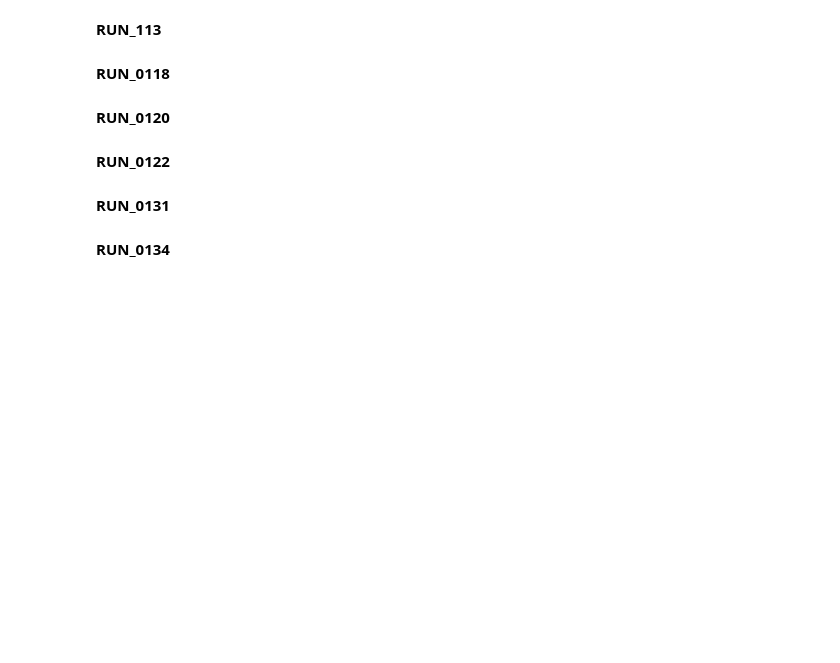
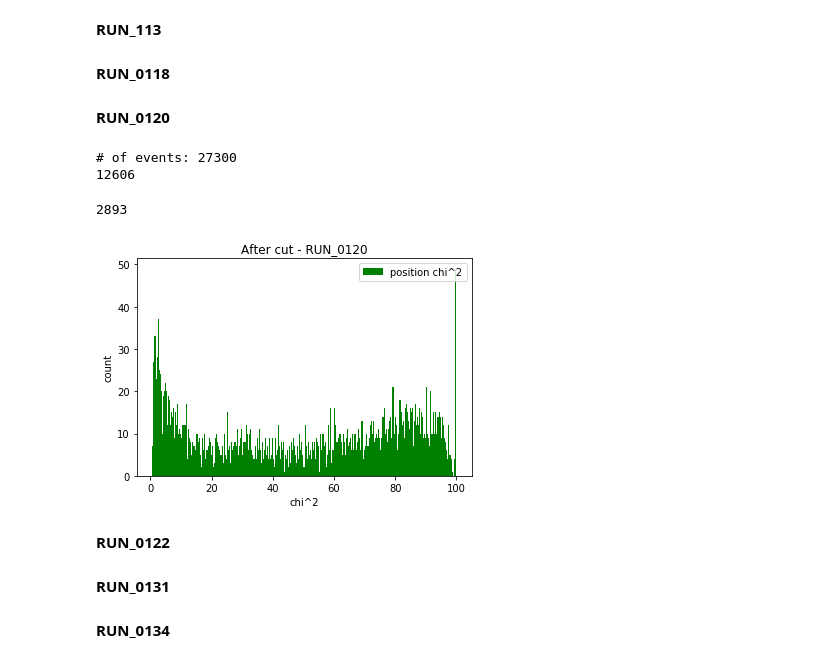
Before and after one commit to chchen123/Monte-Carlo, a Jupyter notebook: jupyter notebooks/HISTOGRAM_AR46.ipynb, the cells around one changed output. Cells and saved outputs as stored; diff of their text form; code cells hidden in the pictures; blank space fills up the shorter version.

Commit message:
added fitting for different parts of the chi^2 value

```diff
--- a/jupyter notebooks/HISTOGRAM_AR46.ipynb
+++ b/jupyter notebooks/HISTOGRAM_AR46.ipynb
@@ -176,7 +169,7 @@ plt.show()
 # %% [markdown]
 **RUN_119**
 # %%
-full = h5py.File('/home/chen/ar46/chi_values/run_0119.h5', 'r')
+full = h5py.File('/home/chen/run_0119.h5', 'r')
 orig_data = h5py.File('/home/chen/ar46/clean_events/clean_run_0119.h5', 'r')
 
 
@@ -208,9 +208,9 @@ plt.show()
 # %% [markdown]
 **RUN_113**
 # %%
-full = h5py.File('/home/chen/ar46/chi_values/run_0113.h5', 'r')
+full = h5py.File('/home/chen/run_0113.h5', 'r')
 orig_data = h5py.File('/home/chen/ar46/clean_events/clean_run_0113.h5', 'r')
-
+#proton_data = h5py.File('/home/chen/data/clean_run_0113.h5', 'r')
 
 dataset_name = '/clean'
 orig = orig_data[dataset_name]
@@ -240,7 +240,7 @@ plt.show()
 # %% [markdown]
 **RUN_0118**
 # %%
-full = h5py.File('/home/chen/ar46/chi_values/run_0118.h5', 'r')
+full = h5py.File('/home/chen/run_0118.h5', 'r')
 orig_data = h5py.File('/home/chen/ar46/clean_events/clean_run_0118.h5', 'r')
 
 
@@ -272,35 +272,68 @@ plt.show()
 # %% [markdown]
 **RUN_0120**
 # %%
-full = h5py.File('/home/chen/ar46/chi_values/run_0120.h5', 'r')
-orig_data = h5py.File('/home/chen/ar46/clean_events/clean_run_0120.h5', 'r')
-
+#full = h5py.File('/home/chen/run_0120.h5','r')
+position = h5py.File('/home/chen/ar46/chi_values/Position/run_0125.h5', 'r')
+orig_data = h5py.File('/home/chen/ar46/clean_events/clean_run_0125.h5', 'r')
+#proton_data = h5py.File('/home/chen/data/proton_0120.h5', 'r')
+#energy = h5py.File('/home/chen/ar46/chi_values/energy/run_0120.h5', 'r')
 
 dataset_name = '/clean'
 orig = orig_data[dataset_name]
 print("# of events: " + str(len(orig)))
 
+#dataset_name = '/monte carlo'
+#evt_full = full[dataset_name]
+#print("# of clean events successflly processed: " + str(len(evt_full)))
+
 dataset_name = '/monte carlo'
-evt_full = full[dataset_name]
-print("# of clean events successflly processed: " + str(len(evt_full)))
+evt_position = position[dataset_name]
+#print("# of clean events successflly processed: " + str(len(evt_position)))
+print(len(evt_position))
+#dataset_name = '/monte carlo'
+#proton_evt_full = proton_data[dataset_name]
+#print("# of proton events successflly processed: " + str(len(proton_evt_full)))
+
+#dataset_name = '/monte carlo'
+#evt_energy = energy[dataset_name]
+#print("# of clean events successflly processed: " + str(len(evt_energy)))
+# %% [output]
+# of events: 27300
+12606
 # %%
-monte_carlo = np.empty((0,0))
+#monte_carlo = np.empty((0,0))
+position = np.empty((0,0))
+#proton = np.empty((0,0))
+#energy = np.empty((0,0))
+
 for i in range(len(orig)):
     try:
-        monte_carlo = np.append(monte_carlo, np.array(evt_full[str(i)]))
-        full_data = np.append(full_data, np.array(evt_full[str(i)]))
+#        monte_carlo = np.append(monte_carlo, np.array(evt_full[str(i)]))
+#        full_data = np.append(full_data, np.array(evt_full[str(i)]))
+        position = np.append(position, np.array(evt_position[str(i)]))
+        full_data_position = np.append(full_data_position, np.array(evt_position[str(i)]))
+#        proton = np.append(proton, np.array(proton_evt_full[str(i)]))
+#        energy = np.append(energy, np.array(evt_energy[str(i)]))
     except Exception:
-        print('Event ' + str(i) + ' failed MC fitting')
+#        print('Event ' + str(i) + ' failed MC fitting')
         continue
 
-print(monte_carlo)
+#print(len(energy))
+print(len(position))
+# %% [output]
+2893
 # %%
-plt.hist(monte_carlo, label='Monte-Carlo', bins=30, color='blue',range=(0,140)) #blue
-plt.legend(loc=2)
+#plt.hist(monte_carlo, label='total chi^2', bins=300, color='blue',range=(0,120)) #blue
+plt.hist(position, label='position chi^2', bins=300, color='green') #blue
+#plt.hist(proton, label='proton', bins=100, color='orange')
+#plt.hist(energy, label='energy chi^2', bins=300, color='cyan') #blue
+plt.legend(loc=1)
 plt.title('After cut - RUN_0120')
 plt.xlabel('chi^2')
 plt.ylabel('count')
 plt.show()
+# %% [output]
+[figure, added]
 # %% [markdown]
 **RUN_0122**
 # %%
```
Also changed, not shown: parts of 37 cells of this notebook, 2 other files.
